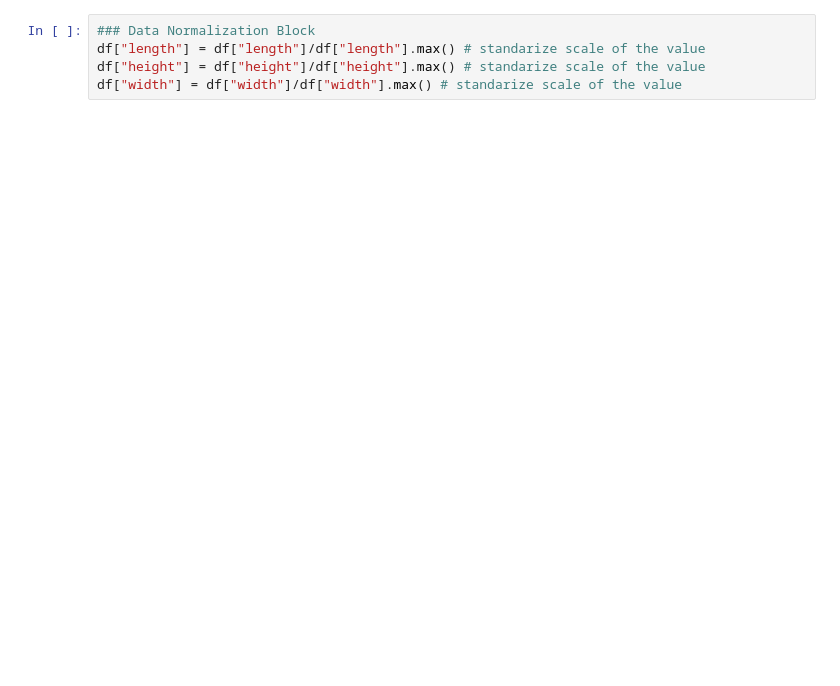
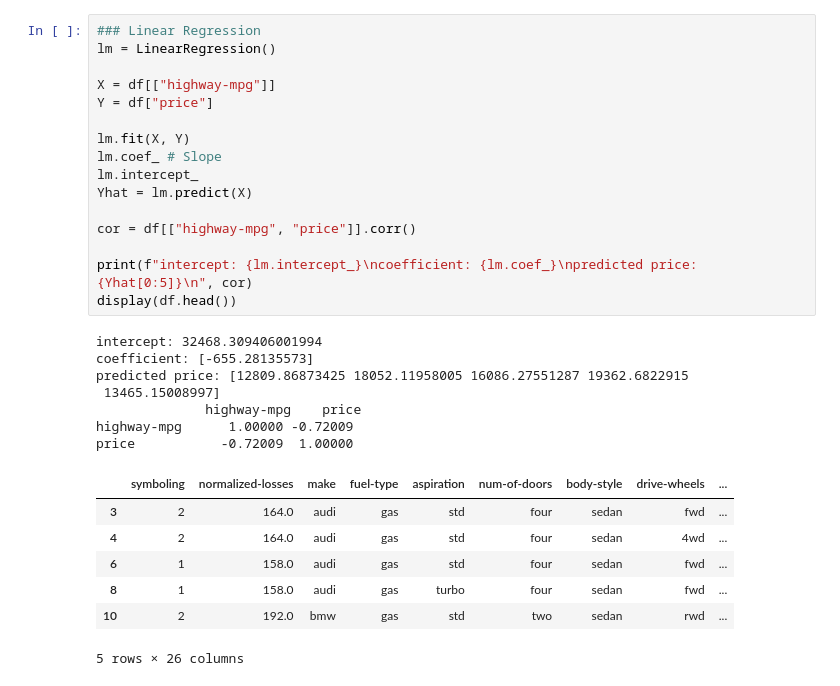
Before and after one commit to jmjkim/Data-Analysis-Project, a Jupyter notebook: CSV Analysis/automobile.ipynb, the cells around one changed output. Cells and saved outputs as stored; diff of their text form; blank space fills up the shorter version.

```diff
--- a/CSV Analysis/automobile.ipynb
+++ b/CSV Analysis/automobile.ipynb
@@ -18,6 +27,32 @@ df["price"] = df["price"].astype(int) # Convert float values to int for linspace
-# %%
-### Data Normalization Block
-df["length"] = df["length"]/df["length"].max() # standarize scale of the value
-df["height"] = df["height"]/df["height"].max() # standarize scale of the value
-df["width"] = df["width"]/df["width"].max() # standarize scale of the value
+# %%
+### Linear Regression
+lm = LinearRegression()
+
+X = df[["highway-mpg"]]
+Y = df["price"]
+
+lm.fit(X, Y)
+lm.coef_ # Slope
+lm.intercept_
+Yhat = lm.predict(X)
+
+cor = df[["highway-mpg", "price"]].corr()
+
+print(f"intercept: {lm.intercept_}\ncoefficient: {lm.coef_}\npredicted price: {Yhat[0:5]}\n", cor)
+display(df.head())
+# %% [output]
+intercept: 32468.309406001994
+coefficient: [-655.28135573]
+predicted price: [12809.86873425 18052.11958005 16086.27551287 19362.6822915
+ 13465.15008997]
+              highway-mpg    price
+highway-mpg      1.00000 -0.72009
+price           -0.72009  1.00000
+|  | symboling | normalized-losses | make | fuel-type | aspiration | num-of-doors | body-style | drive-wheels | ... |
+| 3 | 2 | 164.0 | audi | gas | std | four | sedan | fwd | ... |
+| 4 | 2 | 164.0 | audi | gas | std | four | sedan | 4wd | ... |
+| 6 | 1 | 158.0 | audi | gas | std | four | sedan | fwd | ... |
+| 8 | 1 | 158.0 | audi | gas | turbo | four | sedan | fwd | ... |
+| 10 | 2 | 192.0 | bmw | gas | std | two | sedan | rwd | ... |
+5 rows × 26 columns
 # %%
```
Also changed, not shown: parts of 11 cells of this notebook.
